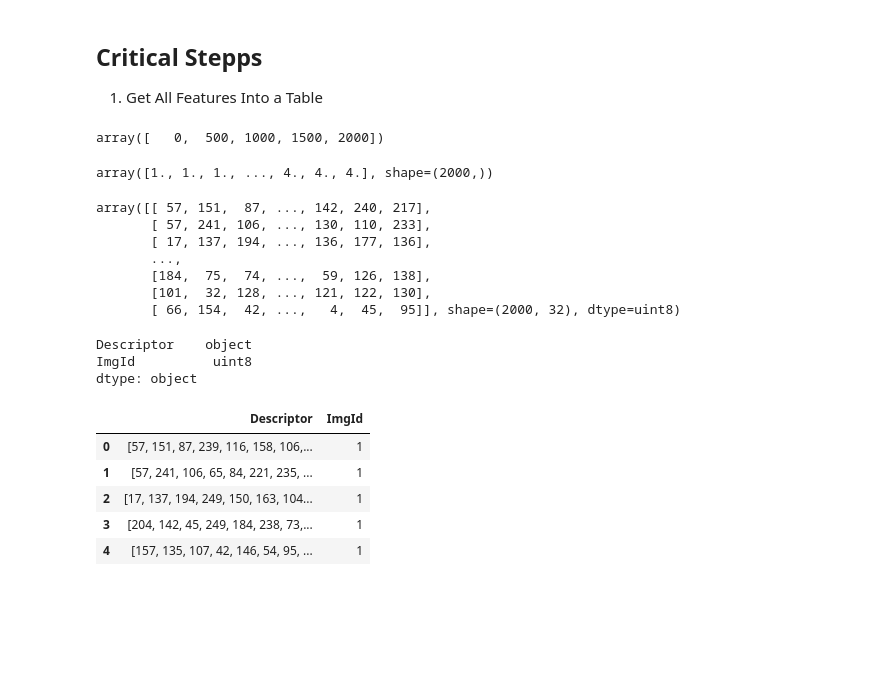
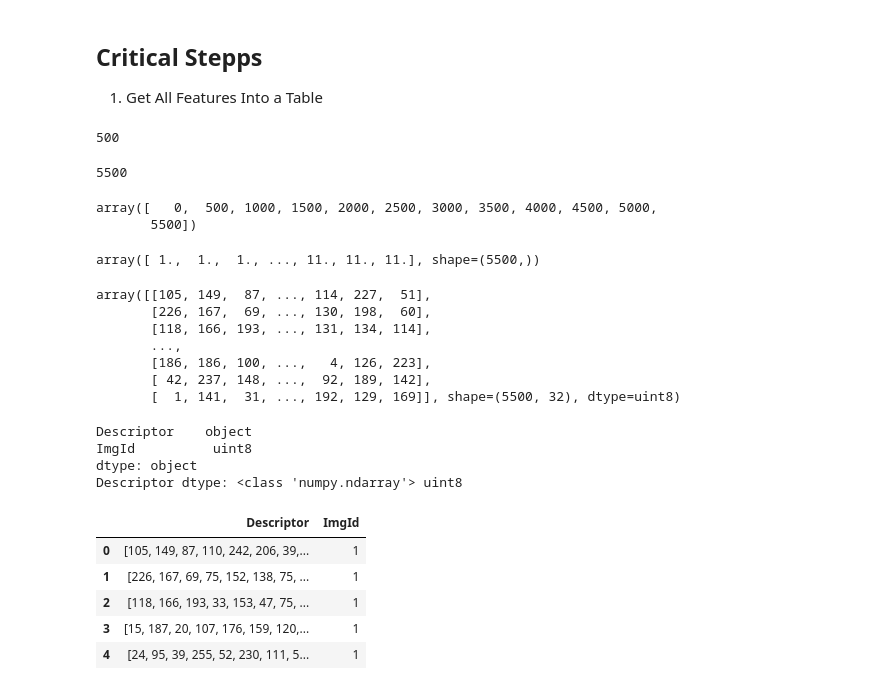
Before and after one commit to GCSchmidt/local-image-features-apps, a Jupyter notebook: image-stitching/experiments.ipynb, the cells around one changed output. Drawn from its saved outputs; the diff is of its cells as text; code cells hidden in the pictures; blank space fills up the shorter version.

```diff
--- a/image-stitching/experiments.ipynb
+++ b/image-stitching/experiments.ipynb
@@ -10,23 +10,33 @@ import matplotlib.pyplot as plt
 ## Critical Stepps
 1. Get All Features Into a Table
 # %%
-img_paths = sticth_app.get_image_files("/home/schmidtg/coding_projetcs/local-image-features-apps/image-stitching/datasets/example-data/flower")
+img_paths = sticth_app.get_image_files("/home/schmidtg/coding_projetcs/local-image-features-apps/image-stitching/datasets/example-data/myself")
 orb = cv2.ORB_create()
 
 img_id_bounds = np.array([0], dtype=np.uint32)  # indicated at which ID an image starts/end
 N = 0
 des = np.empty((0,32), dtype=np.uint8) # data type is crucial!
 img_ids = np.empty((0))
+kps = ()
 
 for img_id, img_path in enumerate(img_paths):
     img = cv2.imread(img_path, cv2.IMREAD_GRAYSCALE)
     kp_new, des_new = orb.detectAndCompute(img, None)  # type: ignore
     des = np.vstack((des, des_new))
+    kps +=  kp_new
     N_new = len(des_new)
     N += N_new
     img_id_bounds = np.append(img_id_bounds, N)
     img_ids_new = np.full((N_new), img_id+1)
     img_ids = np.concatenate((img_ids, img_ids_new), axis=0)
+# %%
+len(kp_new)
+# %% [output]
+500
+# %%
+len(kps)
+# %% [output]
+5500
 # %%
 # descriptor IDs from at 0 until 499, belong to Image ID 1
 # descriptor IDs from at 500 until 999, belong to Image ID 2
@@ -34,36 +44,39 @@ for img_id, img_path in enumerate(img_paths):
 # descriptor IDs from at 1500 until 1999, belong to Image ID 4
 img_id_bounds
 # %% [output]
-array([   0,  500, 1000, 1500, 2000])
+array([   0,  500, 1000, 1500, 2000, 2500, 3000, 3500, 4000, 4500, 5000,
+       5500])
 # %%
 img_ids
 # %% [output]
-array([1., 1., 1., ..., 4., 4., 4.], shape=(2000,))
+array([ 1.,  1.,  1., ..., 11., 11., 11.], shape=(5500,))
 # %%
 des
 # %% [output]
-array([[ 57, 151,  87, ..., 142, 240, 217],
-       [ 57, 241, 106, ..., 130, 110, 233],
-       [ 17, 137, 194, ..., 136, 177, 136],
+array([[105, 149,  87, ..., 114, 227,  51],
+       [226, 167,  69, ..., 130, 198,  60],
+       [118, 166, 193, ..., 131, 134, 114],
        ...,
-       [184,  75,  74, ...,  59, 126, 138],
-       [101,  32, 128, ..., 121, 122, 130],
-       [ 66, 154,  42, ...,   4,  45,  95]], shape=(2000, 32), dtype=uint8)
+       [186, 186, 100, ...,   4, 126, 223],
+       [ 42, 237, 148, ...,  92, 189, 142],
+       [  1, 141,  31, ..., 192, 129, 169]], shape=(5500, 32), dtype=uint8)
 # %%
 matching_df = pd.DataFrame(
-    {"Descriptor" : des.tolist(),
+    {"Descriptor" : list(des),
      "ImgId" : img_ids})
-convert_dict ={'ImgId': np.uint8}  # dont expect more than 2^8 / 255 images
+convert_dict ={"ImgId": np.uint8}  # dont expect more than 2^8 / 255 images
 matching_df = matching_df.astype(convert_dict)
 print(matching_df.dtypes)
+print("Descriptor dtype:", type(matching_df["Descriptor"].iloc[0]), matching_df["Descriptor"].iloc[0].dtype)
 matching_df.head()
 # %% [output]
 Descriptor    object
 ImgId          uint8
 dtype: object
+Descriptor dtype: <class 'numpy.ndarray'> uint8
 |  | Descriptor | ImgId |
-| 0 | [57, 151, 87, 239, 116, 158, 106,... | 1 |
-| 1 | [57, 241, 106, 65, 84, 221, 235, ... | 1 |
-| 2 | [17, 137, 194, 249, 150, 163, 104... | 1 |
-| 3 | [204, 142, 45, 249, 184, 238, 73,... | 1 |
-| 4 | [157, 135, 107, 42, 146, 54, 95, ... | 1 |
+| 0 | [105, 149, 87, 110, 242, 206, 39,... | 1 |
+| 1 | [226, 167, 69, 75, 152, 138, 75, ... | 1 |
+| 2 | [118, 166, 193, 33, 153, 47, 75, ... | 1 |
+| 3 | [15, 187, 20, 107, 176, 159, 120,... | 1 |
+| 4 | [24, 95, 39, 255, 52, 230, 111, 5... | 1 |
```
Also changed, not shown: parts of 9 cells of this notebook.
